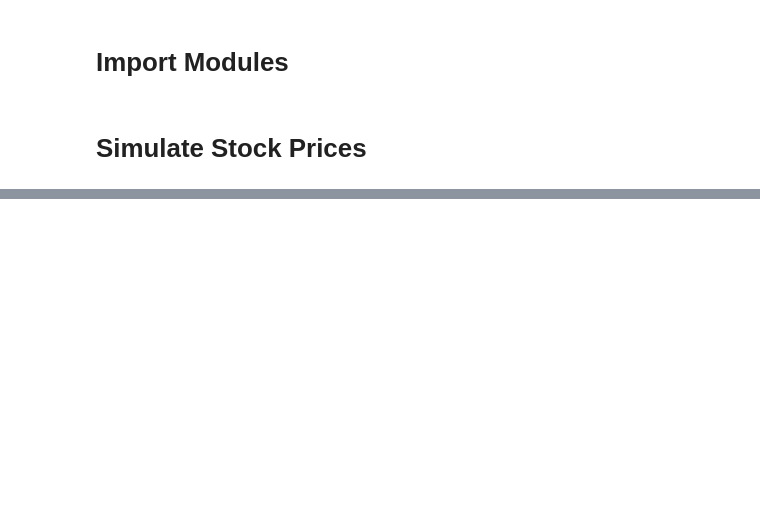
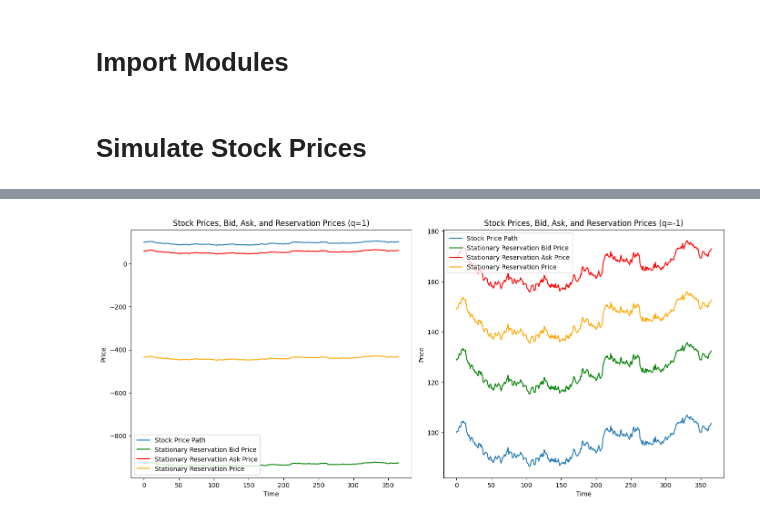
Before and after one commit to talhajamal11/ImperialAppliedProject, a Jupyter notebook: src/simulations/avellaneda_stoikov.ipynb, the cells around one changed output, grey strips where cells are left out. Saved outputs shown, nothing was run; the diff lists cells and outputs as text; code cells hidden in the pictures; blank space fills up the shorter version.

```diff
--- a/src/simulations/avellaneda_stoikov.ipynb
+++ b/src/simulations/avellaneda_stoikov.ipynb
@@ -83,0 +146,38 @@ The value function v(x, s, q, t) at t=0 is: -4.80898924045582e-182
+# %%
+# Parameters
+# Run the function for q = 1 and q = -1 with the same stock prices and infinite horizon adjustments
+time_points_1, S_1, bid_prices_1, ask_prices_1, reservation_price_1 = simulate_and_plot_infinite_horizon(
+    S=S, sigma=sigma, gamma=gamma, x=x, q=1, omega=omega)
+
+time_points_neg1, S_neg1, bid_prices_neg1, ask_prices_neg1, reservation_price_neg1 = simulate_and_plot_infinite_horizon(
+    S=S, sigma=sigma, gamma=gamma, x=x, q=-1, omega=omega)
+
+# Plot the results in a 2x2 grid
+plt.figure(figsize=(14, 12))
+
+# q = 1 Plots
+plt.subplot(2, 2, 1)
+plt.plot(time_points_1, S_1, label='Stock Price Path')
+plt.plot(time_points_1, bid_prices_1, label='Stationary Reservation Bid Price', color='green')
+plt.plot(time_points_1, ask_prices_1, label='Stationary Reservation Ask Price', color='red')
+plt.plot(time_points_1, reservation_price_1, label="Stationary Reservation Price", color='orange')
+plt.title('Stock Prices, Bid, Ask, and Reservation Prices (q=1)')
+plt.xlabel('Time')
+plt.ylabel('Price')
+plt.legend()
+
+# q = -1 Plots
+plt.subplot(2, 2, 2)
+plt.plot(time_points_neg1, S_neg1, label='Stock Price Path')
+plt.plot(time_points_neg1, bid_prices_neg1, label='Stationary Reservation Bid Price', color='green')
+plt.plot(time_points_neg1, ask_prices_neg1, label='Stationary Reservation Ask Price', color='red')
+plt.plot(time_points_neg1, reservation_price_neg1, label="Stationary Reservation Price", color='orange')
+plt.title('Stock Prices, Bid, Ask, and Reservation Prices (q=-1)')
+plt.xlabel('Time')
+plt.ylabel('Price')
+plt.legend()
+
+plt.tight_layout()
+plt.show()
+# %% [output]
+[figure, added]
```
Also changed, not shown: parts of 7 cells of this notebook, 2 other files.
